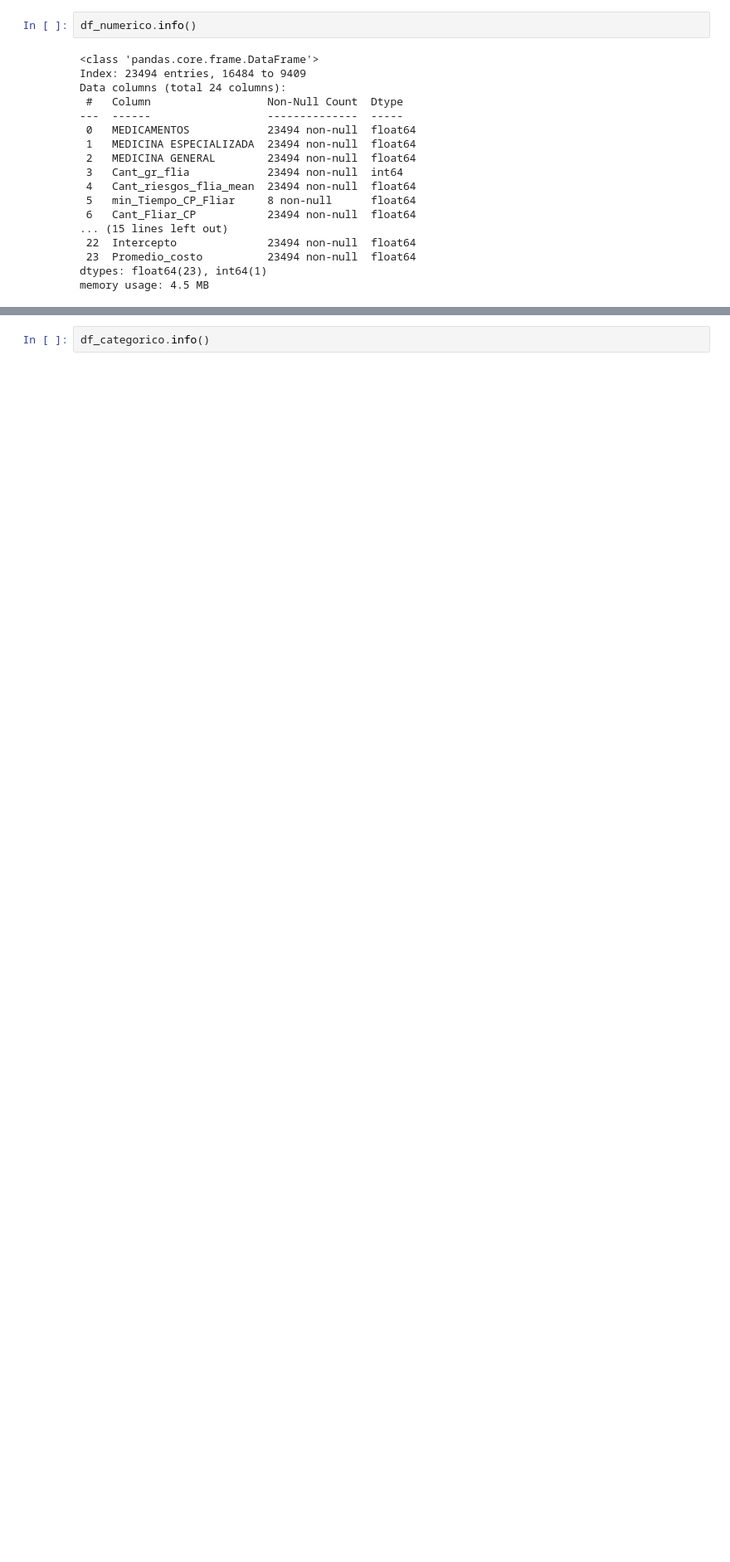
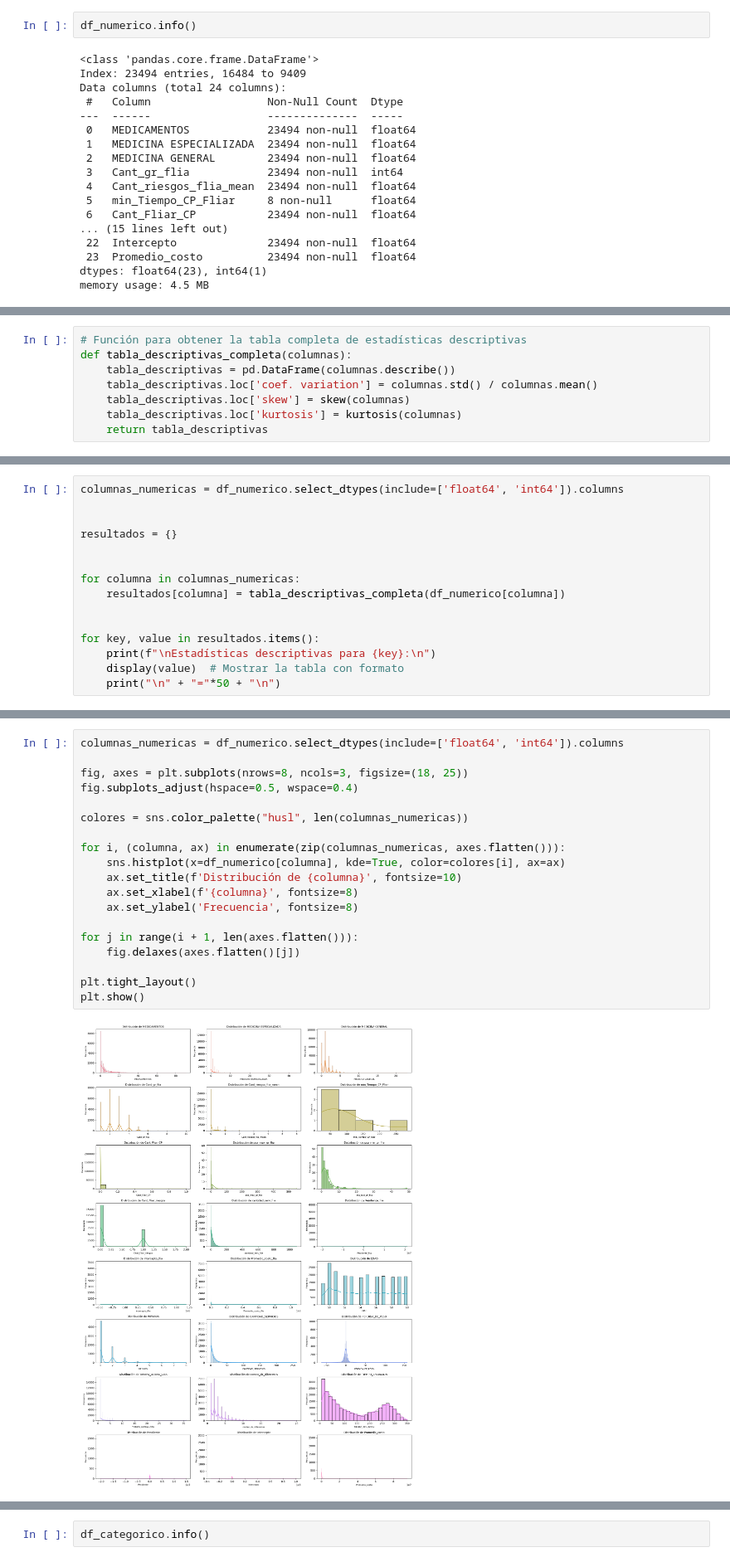
Before and after one commit to Daniel1martinez2/prostate_challenge_FDA, a Jupyter notebook: main.ipynb, the cells around one changed output, grey strips where cells are left out. Shown at 83% size. Drawn from its saved outputs; the diff is of its cells as text; blank space fills up the shorter version.

```diff
--- a/main.ipynb
+++ b/main.ipynb
@@ -91,0 +111,8 @@ DataFrame con variables numéricas:
+# %%
+# Función para obtener la tabla completa de estadísticas descriptivas
+def tabla_descriptivas_completa(columnas):
+    tabla_descriptivas = pd.DataFrame(columnas.describe())
+    tabla_descriptivas.loc['coef. variation'] = columnas.std() / columnas.mean()
+    tabla_descriptivas.loc['skew'] = skew(columnas)
+    tabla_descriptivas.loc['kurtosis'] = kurtosis(columnas)
+    return tabla_descriptivas
@@ -91,0 +121,15 @@ DataFrame con variables numéricas:
+# %%
+columnas_numericas = df_numerico.select_dtypes(include=['float64', 'int64']).columns
+
+
+resultados = {}
+
+
+for columna in columnas_numericas:
+    resultados[columna] = tabla_descriptivas_completa(df_numerico[columna])
+
+
+for key, value in resultados.items():
+    print(f"\nEstadísticas descriptivas para {key}:\n")
+    display(value)  # Mostrar la tabla con formato
+    print("\n" + "="*50 + "\n")
@@ -91,0 +237,21 @@ DataFrame con variables numéricas:
+# %%
+columnas_numericas = df_numerico.select_dtypes(include=['float64', 'int64']).columns
+
+fig, axes = plt.subplots(nrows=8, ncols=3, figsize=(18, 25))
+fig.subplots_adjust(hspace=0.5, wspace=0.4)
+
+colores = sns.color_palette("husl", len(columnas_numericas))
+
+for i, (columna, ax) in enumerate(zip(columnas_numericas, axes.flatten())):
+    sns.histplot(x=df_numerico[columna], kde=True, color=colores[i], ax=ax)
+    ax.set_title(f'Distribución de {columna}', fontsize=10)
+    ax.set_xlabel(f'{columna}', fontsize=8)
+    ax.set_ylabel('Frecuencia', fontsize=8)
+
+for j in range(i + 1, len(axes.flatten())):
+    fig.delaxes(axes.flatten()[j])
+
+plt.tight_layout()
+plt.show()
+# %% [output]
+[figure, added]
```
Also changed, not shown: parts of 70 cells of this notebook.
